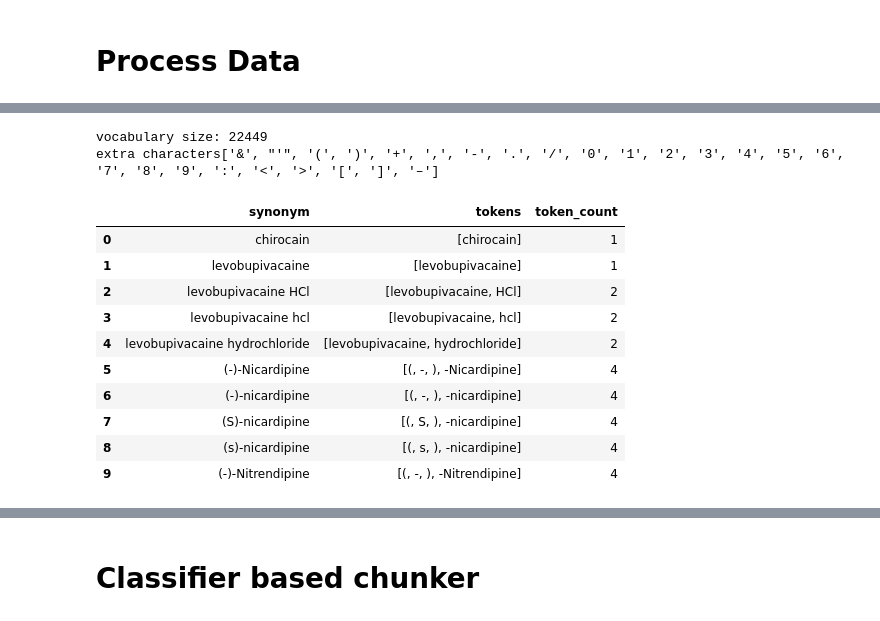
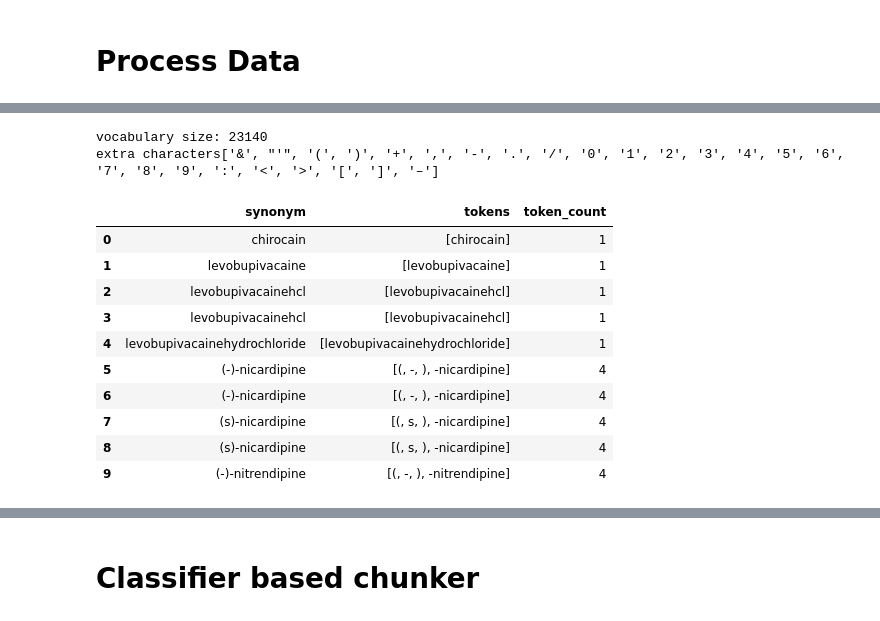
Before and after one commit to DemosthenesCh/entity_extraction, a Jupyter notebook: extract_entities_nltk.ipynb, the cells around one changed output, grey strips where cells are left out. Drawn from its saved outputs; the diff is of its cells as text; code cells hidden in the pictures.

Commit message:
Clean up nltk entity extraction code.

```diff
--- a/extract_entities_nltk.ipynb
+++ b/extract_entities_nltk.ipynb
@@ -80,3 +63,5 @@ with open(data_config['ground_truth_cleaned_file_name'], 'r') as fin:
     ground_truth_cleaned = json.loads(fin.read())
 # %% [markdown]
 # Process Data
+# %%
+synonyms_df['synonyms'] = synonyms_df['synonyms'].map(lambda synonyms: [util.clean_up_synonym_term(synonym) for synonym in synonyms])
@@ -92,5 +87,5 @@ characters = set([char for word in word_set for char in word])
 extra_characters = [char for char in characters if not char.isalpha()]
 print(f'extra characters{sorted(extra_characters)}')
 # %% [output]
-vocabulary size: 22449
+vocabulary size: 23140
 extra characters['&', "'", '(', ')', '+', ',', '-', '.', '/', '0', '1', '2', '3', '4', '5', '6', '7', '8', '9', ':', '<', '>', '[', ']', '–']
@@ -112,39 +95,39 @@ extra characters['&', "'", '(', ')', '+', ',', '-', '.', '/', '0', '1', '2', '3'
 # %%
 all_tokens = []
 all_synonyms = []
 dataset_by_ngram = defaultdict(list)
 for synonyms in synonyms_df['synonyms']:
     for synonym in synonyms:
-        tokens = nltk.word_tokenize(synonym)
+        tokens = util.prerpocess_text(synonym)
         all_tokens.append(tokens)
         all_synonyms.append(synonym)
         tags = []
         for token in tokens[:-1]:
             # tags.append((token, f'C-{len(tokens)}-S'))
             tags.append((token, f'C{len(tokens)}S'))
 
         for token in tokens[-1:]:
             # tags.append((token, f'C-{len(tokens)}-E'))
             tags.append((token, f'C{len(tokens)}E'))
 
         assert len(tags) == len(tokens)
         dataset_by_ngram[len(tags)].append(tags)
 
 syn_counts_df = pd.DataFrame({
     'synonym': all_synonyms,
     'tokens': all_tokens,
 })
 syn_counts_df['token_count'] = syn_counts_df['tokens'].map(len)
 syn_counts_df.head(10)
 # %% [output]
 |  | synonym | tokens | token_count |
 | 0 | chirocain | [chirocain] | 1 |
 | 1 | levobupivacaine | [levobupivacaine] | 1 |
-| 2 | levobupivacaine HCl | [levobupivacaine, HCl] | 2 |
-| 3 | levobupivacaine hcl | [levobupivacaine, hcl] | 2 |
-| 4 | levobupivacaine hydrochloride | [levobupivacaine, hydrochloride] | 2 |
-| 5 | (-)-Nicardipine | [(, -, ), -Nicardipine] | 4 |
+| 2 | levobupivacainehcl | [levobupivacainehcl] | 1 |
+| 3 | levobupivacainehcl | [levobupivacainehcl] | 1 |
+| 4 | levobupivacainehydrochloride | [levobupivacainehydrochloride] | 1 |
+| 5 | (-)-nicardipine | [(, -, ), -nicardipine] | 4 |
 | 6 | (-)-nicardipine | [(, -, ), -nicardipine] | 4 |
-| 7 | (S)-nicardipine | [(, S, ), -nicardipine] | 4 |
+| 7 | (s)-nicardipine | [(, s, ), -nicardipine] | 4 |
 | 8 | (s)-nicardipine | [(, s, ), -nicardipine] | 4 |
-| 9 | (-)-Nitrendipine | [(, -, ), -Nitrendipine] | 4 |
+| 9 | (-)-nitrendipine | [(, -, ), -nitrendipine] | 4 |
```
Also changed, not shown: parts of 47 cells of this notebook, 6 other files.
